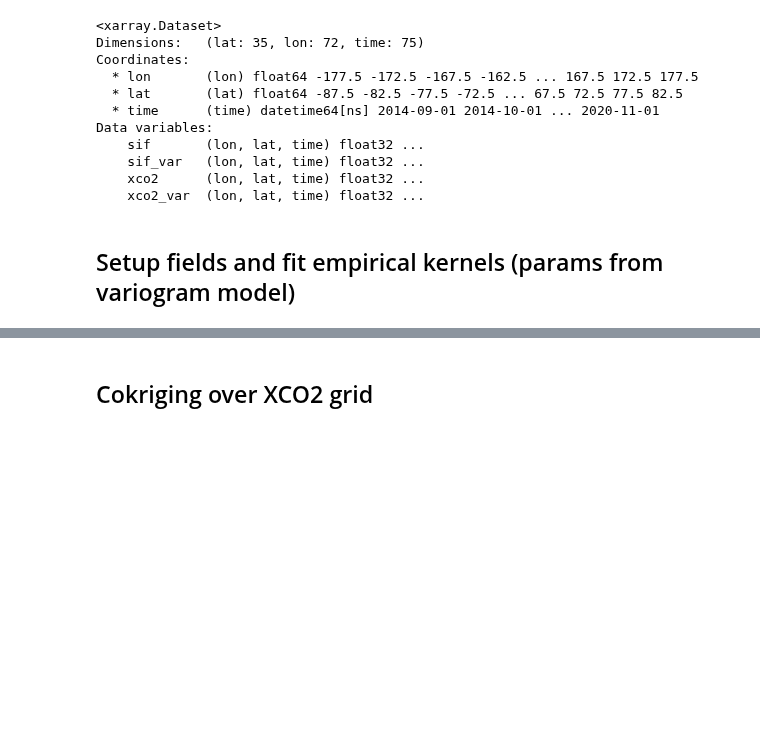
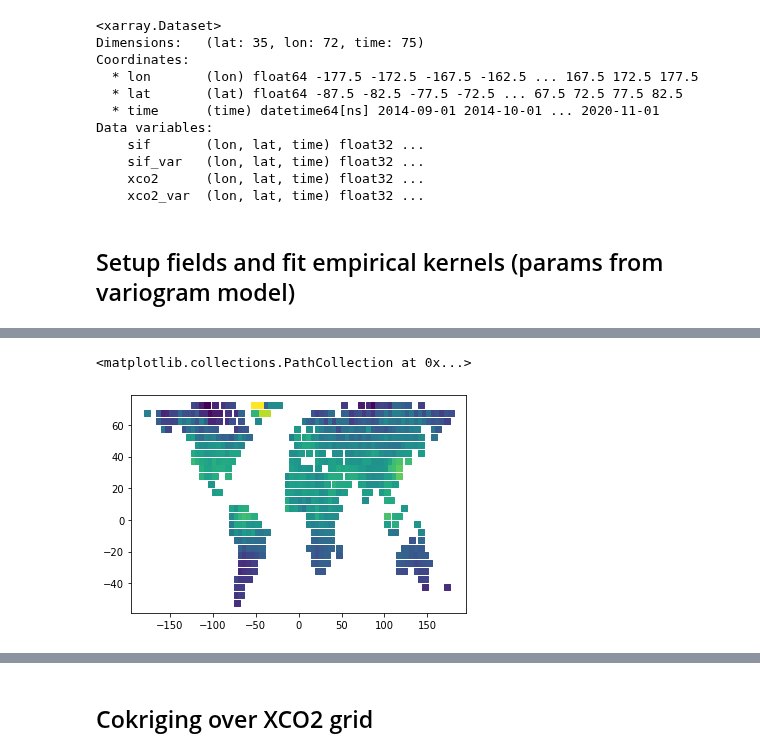
Before and after one commit to 91Mrwu/sif-xco2-cokriging, a Jupyter notebook: research/cokriging_demo.ipynb, the cells around one changed output, grey strips where cells are left out. Cells and saved outputs as stored; diff of their text form; code cells hidden in the pictures; blank space fills up the shorter version.

```diff
--- a/research/cokriging_demo.ipynb
+++ b/research/cokriging_demo.ipynb
@@ -47,3 +61,8 @@ Z = fields.MultiField(ds_xco2, ds_sif, "2019-07-01", timedelta=-2, detrend=True)
+# %%
+plt.scatter(pred_loc[:,1], pred_loc[:,0], c=surf, marker="s")
+# %% [output]
+<matplotlib.collections.PathCollection at 0x...>
+[figure, added]
 # %%
 """
 TODO:
```
Also changed, not shown: parts of 13 cells of this notebook, 8 other files.
